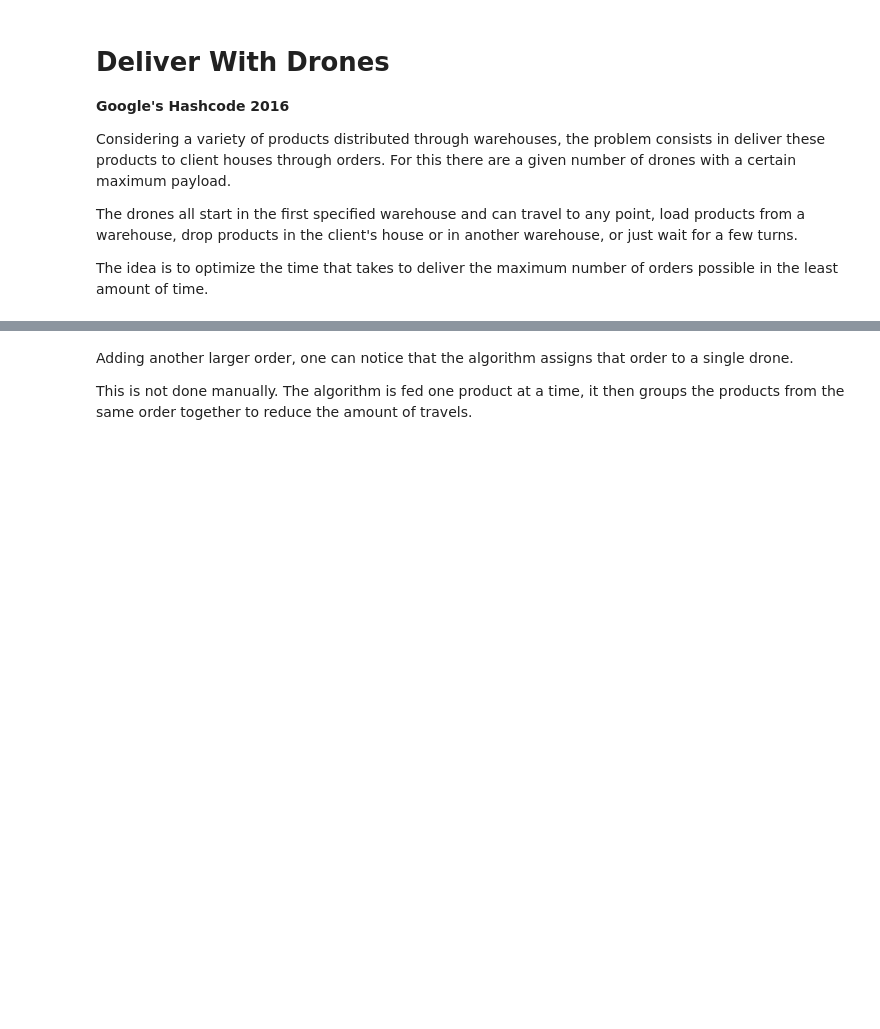
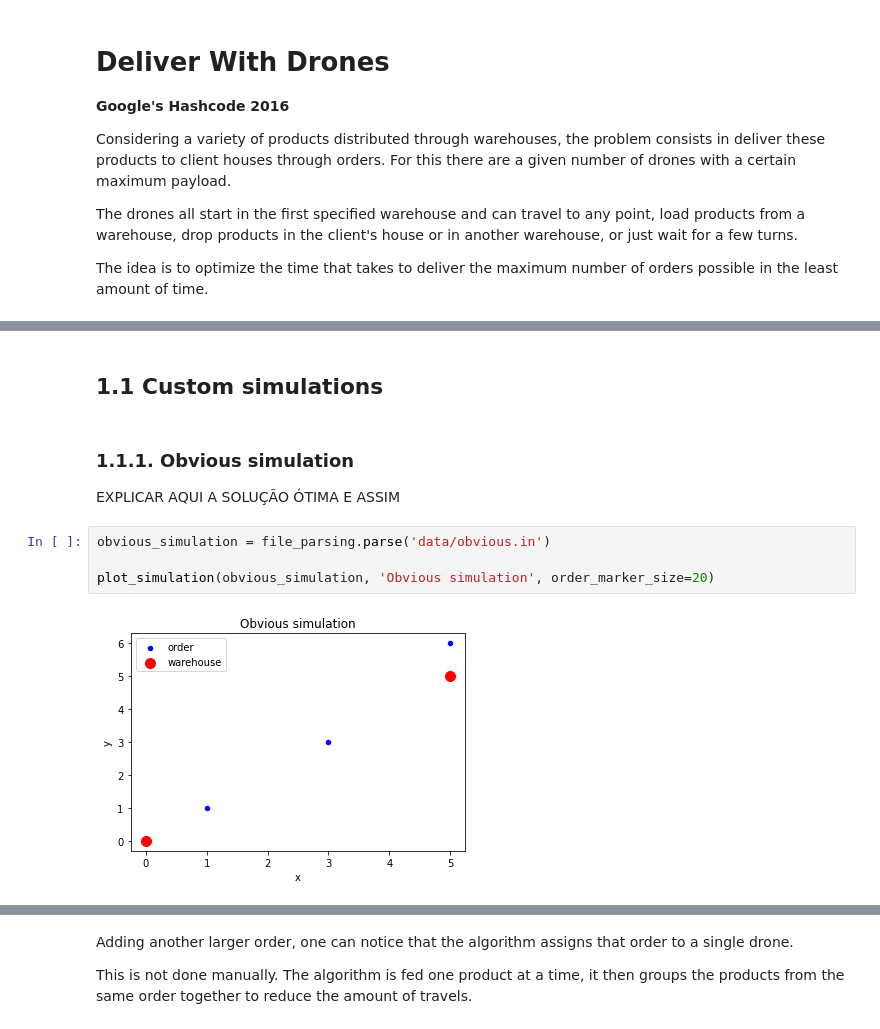
Before and after one commit to ctrlMarcio/feup-iart-proj1, a Jupyter notebook: delivery.ipynb, the cells around one changed output, grey strips where cells are left out. Cells and saved outputs as stored; diff of their text form; blank space fills up the shorter version.

```diff
--- a/delivery.ipynb
+++ b/delivery.ipynb
@@ -52,0 +68,12 @@ In order to test the algorithms and obtain results in a short period of time we
+# %% [markdown]
+## 1.1 Custom simulations
+# %% [markdown]
+### 1.1.1. Obvious simulation
+
+EXPLICAR AQUI A SOLUÇÃO ÓTIMA E ASSIM
+# %%
+obvious_simulation = file_parsing.parse('data/obvious.in')
+
+plot_simulation(obvious_simulation, 'Obvious simulation', order_marker_size=20)
+# %% [output]
+[figure, added]
```
Also changed, not shown: parts of 24 cells of this notebook, 4 other files.
